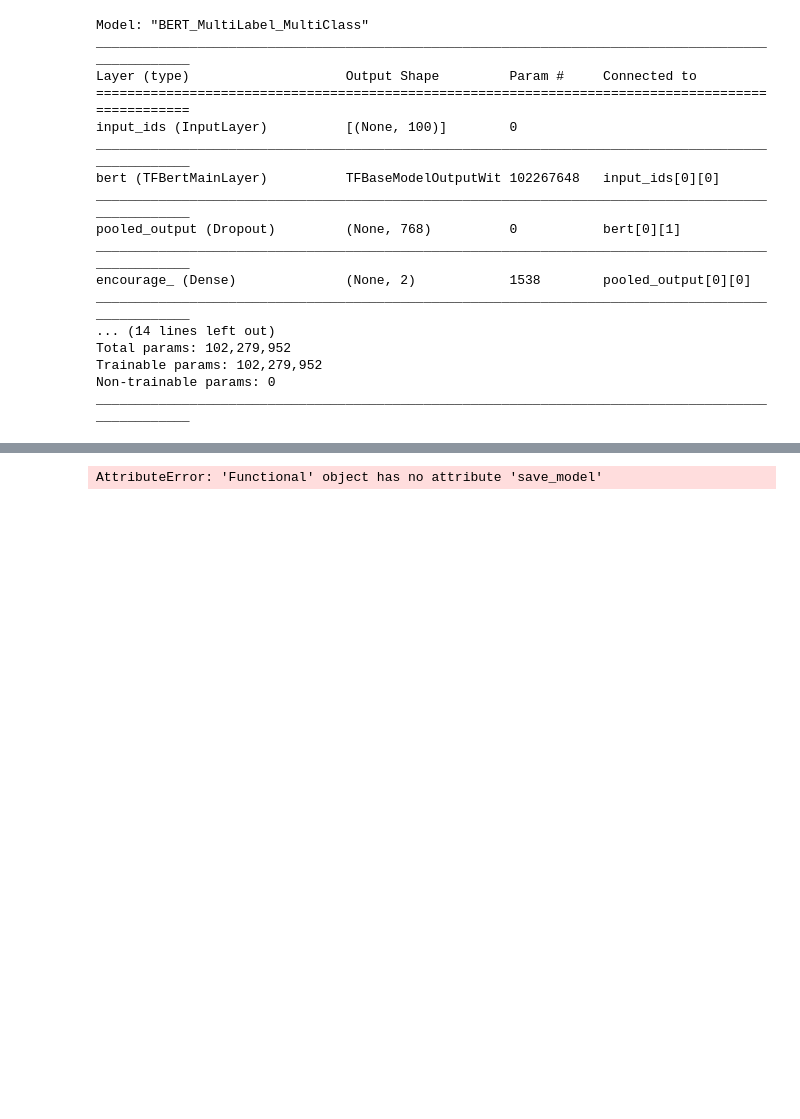
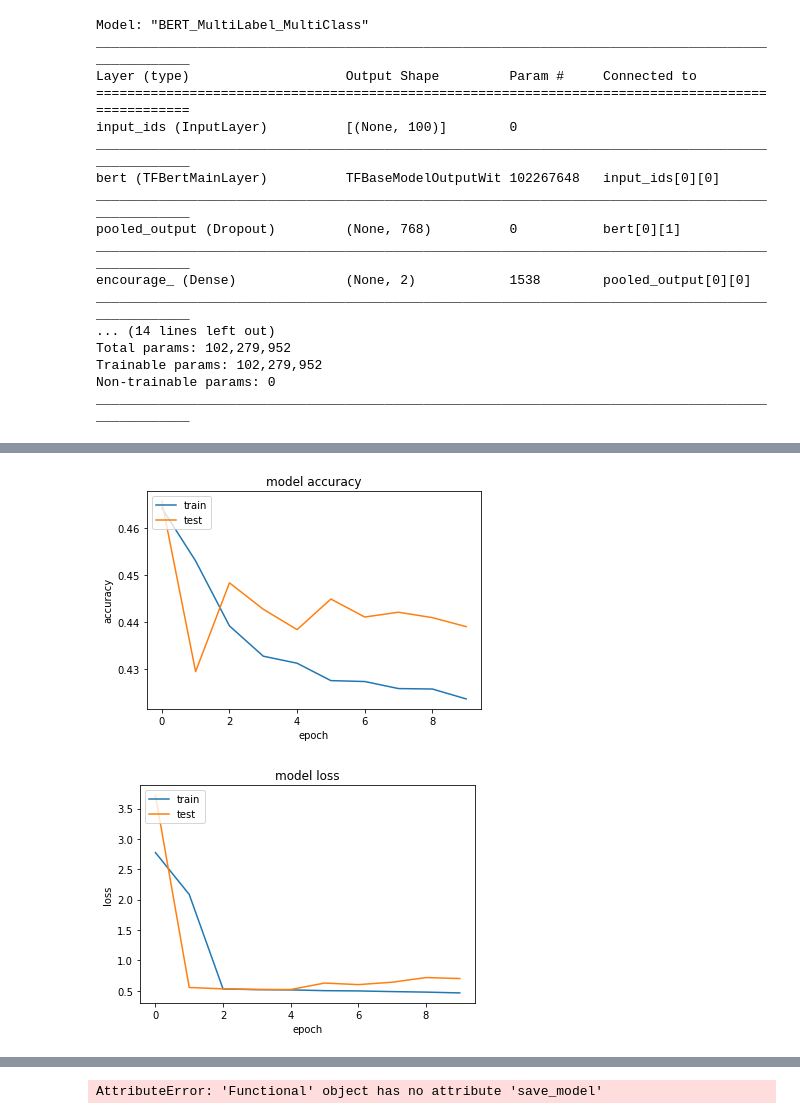
Before and after one commit to yangf6/chinese-poem-explore, a Jupyter notebook: bert_multi_label_5.ipynb, the cells around one changed output, grey strips where cells are left out. Cells and saved outputs as stored; diff of their text form; code cells hidden in the pictures; blank space fills up the shorter version.

```diff
--- a/bert_multi_label_5.ipynb
+++ b/bert_multi_label_5.ipynb
@@ -186,6 +187,6 @@ history = model.fit(
     x={'input_ids': x['input_ids']},
     y=y_list,
     validation_split=0.2,
-    batch_size=64,
-    epochs=1)
+    batch_size=32,
+    epochs=10)
 # %% [output]
@@ -223,0 +243,2 @@ model_eval = model.evaluate(
+# %%
+model_fit_history = pd.DataFrame(history.history)
@@ -223,0 +261,35 @@ model_eval = model.evaluate(
+# %%
+col_acc = model_fit_history.loc[: , "encourage__accuracy":"travel__accuracy"]
+col_val_acc = model_fit_history.loc[: , "val_encourage__accuracy":"val_travel__accuracy"]
+col_loss = model_fit_history.loc[: , "encourage__loss":"travel__loss"]
+col_val_loss = model_fit_history.loc[: , "val_encourage__loss":"val_travel__loss"]
+# df['salary_mean'] = col.mean(axis=1)
+model_fit_history['acc'] = col_acc.mean(axis=1)
+model_fit_history['val_acc'] = col_val_acc.mean(axis=1)
+model_fit_history['loss'] = col_loss.mean(axis=1)
+model_fit_history['val_loss'] = col_val_loss.mean(axis=1)
+# %%
+model_fit_history_subset = model_fit_history[['acc','val_acc','loss','val_loss']]
+# %%
+import matplotlib.pyplot as plt
+
+plt.plot(model_fit_history_subset['acc'])
+plt.plot(model_fit_history_subset['val_acc'])
+
+plt.title('model accuracy')
+plt.ylabel('accuracy')
+plt.xlabel('epoch')
+plt.legend(['train','test'], loc='upper left')
+plt.show()
+
+plt.plot(model_fit_history_subset['loss'])
+plt.plot(model_fit_history_subset['val_loss'])
+
+plt.title('model loss')
+plt.ylabel('loss')
+plt.xlabel('epoch')
+plt.legend(['train','test'], loc='upper left')
+plt.show()
+# %% [output]
+[figure, added]
+[figure, added]
```
Also changed, not shown: parts of 12 cells of this notebook, 3 other files.
